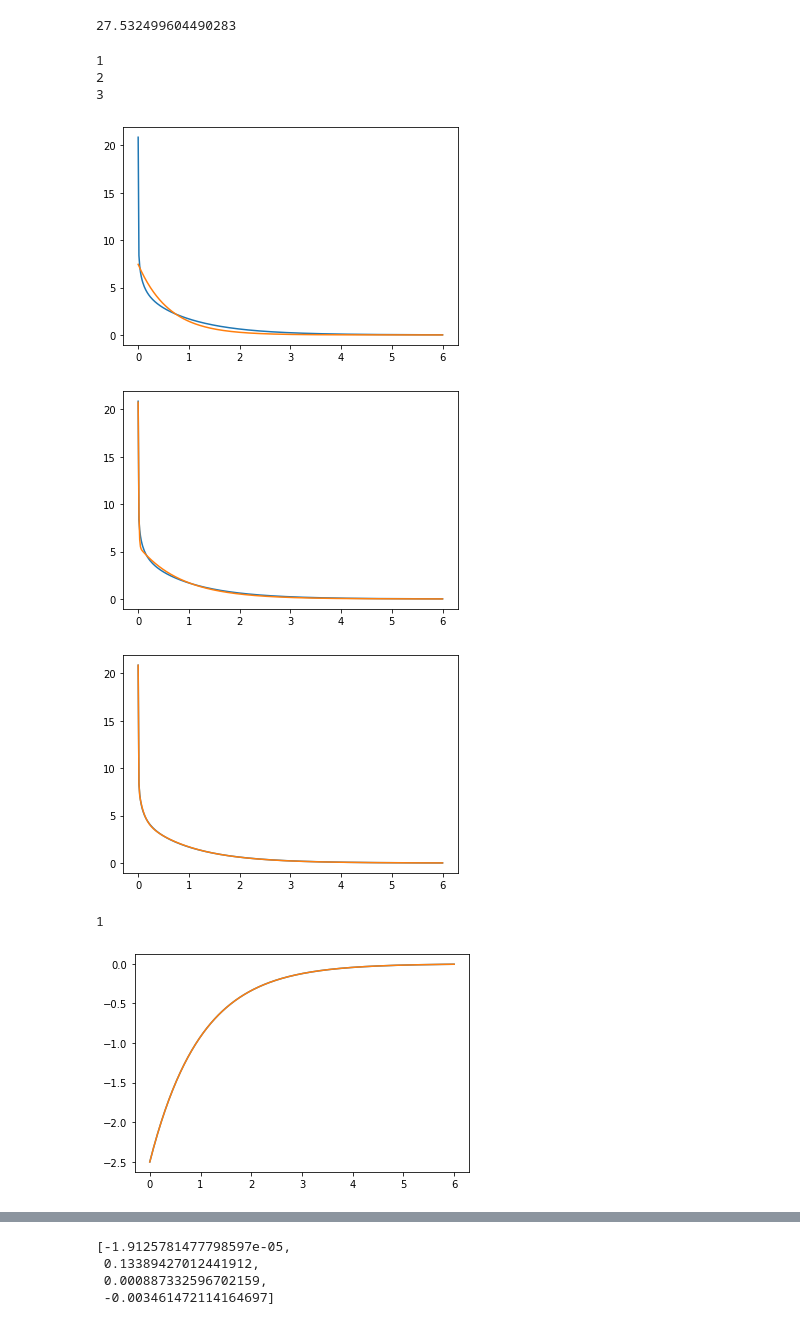
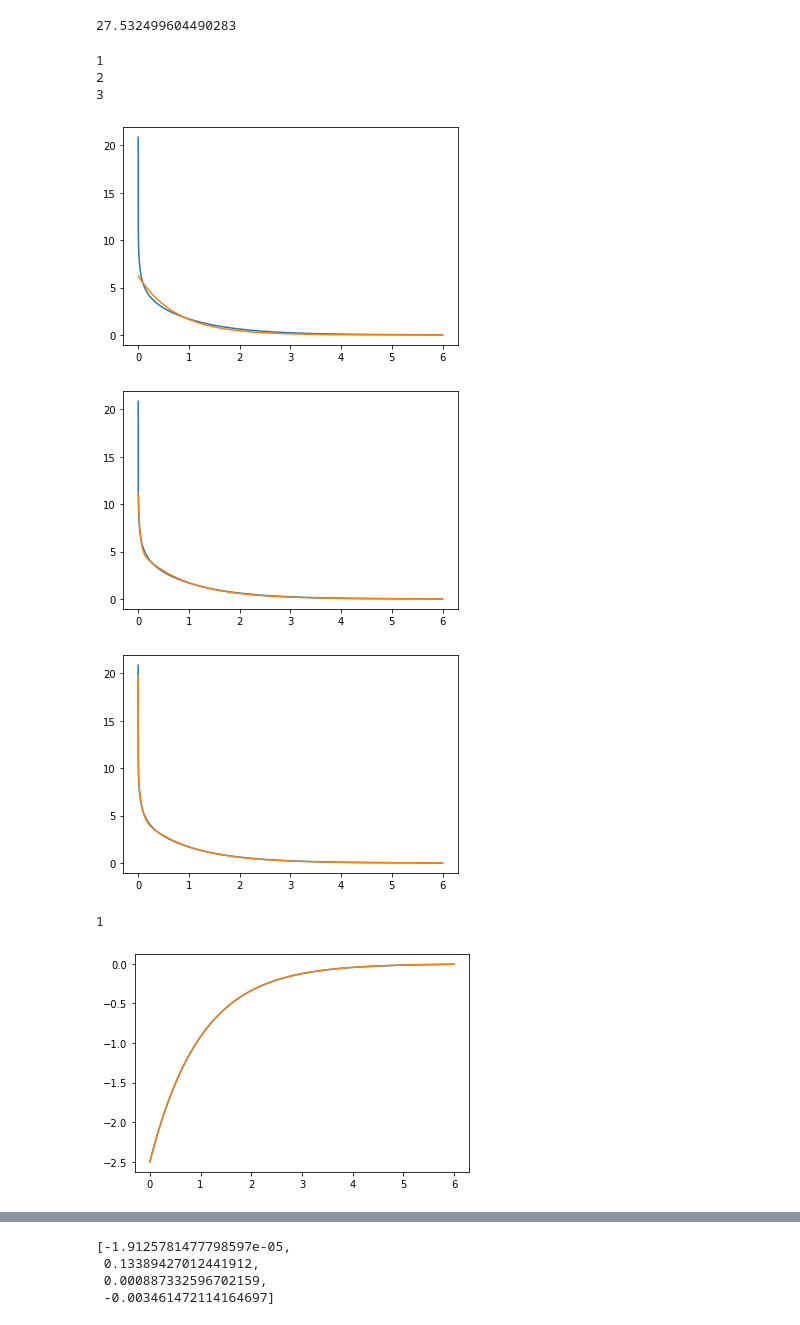
Before and after one commit to tehruhn/bofin_fast, a Jupyter notebook: ex1 HEOM - OD - test - ex1 HEOM - OD - same parameters as dynamic truncation paper.ipynb, the cells around one changed output, grey strips where cells are left out. Cells and saved outputs as stored; diff of their text form; code cells hidden in the pictures.

```diff
--- a/ex1 HEOM - OD - test - ex1 HEOM - OD - same parameters as dynamic truncation paper.ipynb
+++ b/ex1 HEOM - OD - test - ex1 HEOM - OD - same parameters as dynamic truncation paper.ipynb
@@ -732,40 +664,22 @@ axes.legend(loc=0, fontsize=12)
 # %%
-tlist2= linspace(0,16,200)
+tlist2= linspace(0,6,10000)
 
-lmaxmats = 10000000
+lmaxmats = 15000
+
+def c(t,anamax):
+
+    c_temp = (pref * lam * gamma * (-1.0j + cot(gamma / (2 * T))) * np.exp(-gamma * t))
+    for k in range(1, anamax):
+        vk = 2 * np.pi * k * T
+        c_temp += ((pref * 4 * lam * gamma * T * vk / (vk**2 - gamma**2))  * np.exp(- vk * t) )
 
 
-def c(t):
-    c_temp =[]
-    c_temp.append(pref * lam * gamma * (-1.0j + cot(gamma / (2 * T))) * np.exp(-gamma * t))
-    for k in range(1, lmaxmats):
-        vk = 2 * np.pi * k * T
-        c_temp.append((pref * 4 * lam * gamma * T * vk / (vk**2 - gamma**2))  * np.exp(- vk * t) )
     return c_temp
 
 # Reals parts
-corrRana = [np.real(sum(c(t))) for t in tlist2]
+corrRana = [np.real(c(t,lmaxmats)) for t in tlist2]
 # Imaginary parts
-corrIana = [np.imag(sum(c(t))) for t in tlist2]
+corrIana = [np.imag((pref * lam * gamma * (-1.0j + cot(gamma / (2 * T))) * np.exp(-gamma * t))) for t in tlist2]
-# %%
-tlist2= linspace(0,6,400)
-
-lmaxmats = 15000
-
-def c(t,anamax):
-
-    c_temp = (pref * lam * gamma * (-1.0j + cot(gamma / (2 * T))) * np.exp(-gamma * t))
-    for k in range(1, anamax):
-        vk = 2 * np.pi * k * T
-        c_temp += ((pref * 4 * lam * gamma * T * vk / (vk**2 - gamma**2))  * np.exp(- vk * t) )
-
-
-    return c_temp
-
-# Reals parts
-corrRana = [np.real(c(t,lmaxmats)) for t in tlist2]
-# Imaginary parts
-corrIana = [np.imag((pref * lam * gamma * (-1.0j + cot(gamma / (2 * T))) * np.exp(-gamma * t))) for t in tlist2]
 # %%
 lmaxmats
 # %% [output]
@@ -822,41 +736,41 @@ def fitter(ans, tlist, k):
         b_higher.extend(bhigher)
         param_bounds = (b_lower, b_higher)
         p1, p2 = curve_fit(lambda x, *params_0: wrapper_fit_func(x, i+1, \
-            params_0), tlist, ans, p0=guess, bounds = param_bounds)
+            params_0), tlist, ans, p0=guess, sigma=[0.01 for t in tlist2], bounds = param_bounds, maxfev = 1e8)
         popt.append(p1)
         pcov.append(p2)
         print(i+1)
     return popt
 # print(popt)
 
 # function that evaluates values with fitted params at
 # given inputs
 def checker(tlist, vals):
     y = []
     for i in tlist:
         # print(i)
         y.append(wrapper_fit_func(i, int(len(vals)/2), vals))
     return y
 
 k = 3
 popt1 = fitter(corrRana, tlist2, k)
 for i in range(k):
     y = checker(tlist2, popt1[i])
     plt.plot(tlist2, corrRana, tlist2, y)
     plt.show()
 
 k1 = 1
 popt2 = fitter(corrIana, tlist2, k1)
 for i in range(k1):
     y = checker(tlist2, popt2[i])
     plt.plot(tlist2, corrIana, tlist2, y)
     plt.show()
 # %% [output]
 1
 2
 3
-[figure, old version]
+[figure, new version]
-[figure, old version]
+[figure, new version]
-[figure, old version]
+[figure, new version]
 1
 [figure]
```
Also changed, not shown: parts of 34 cells of this notebook, 59 other files.
